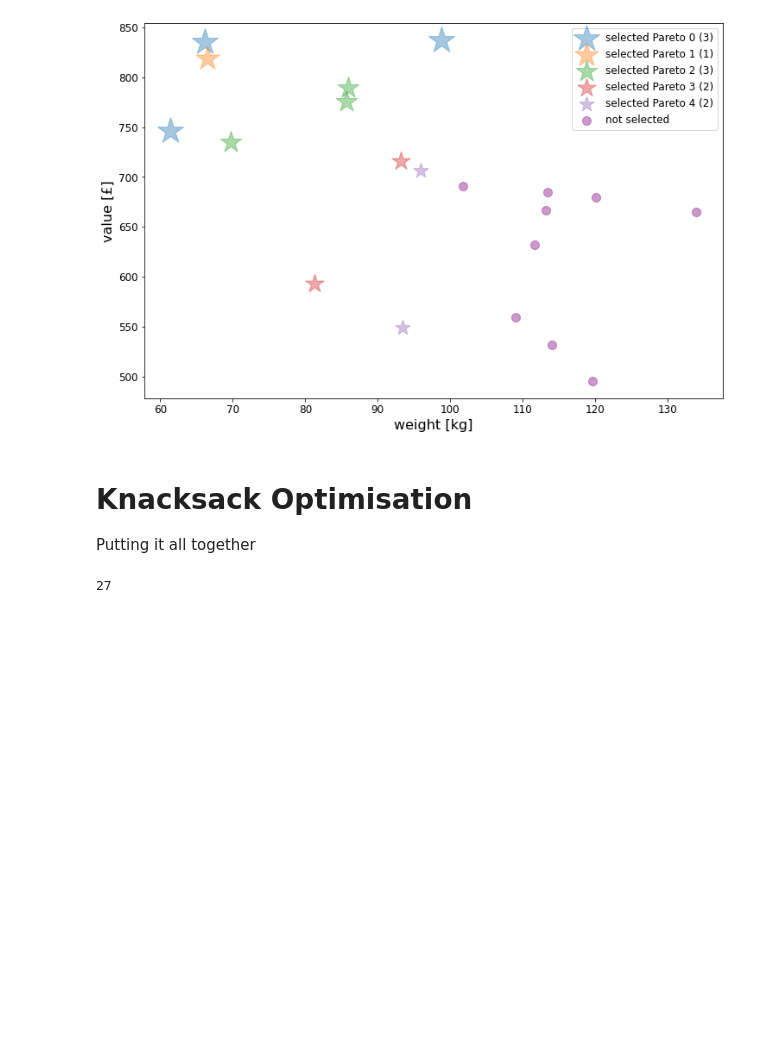
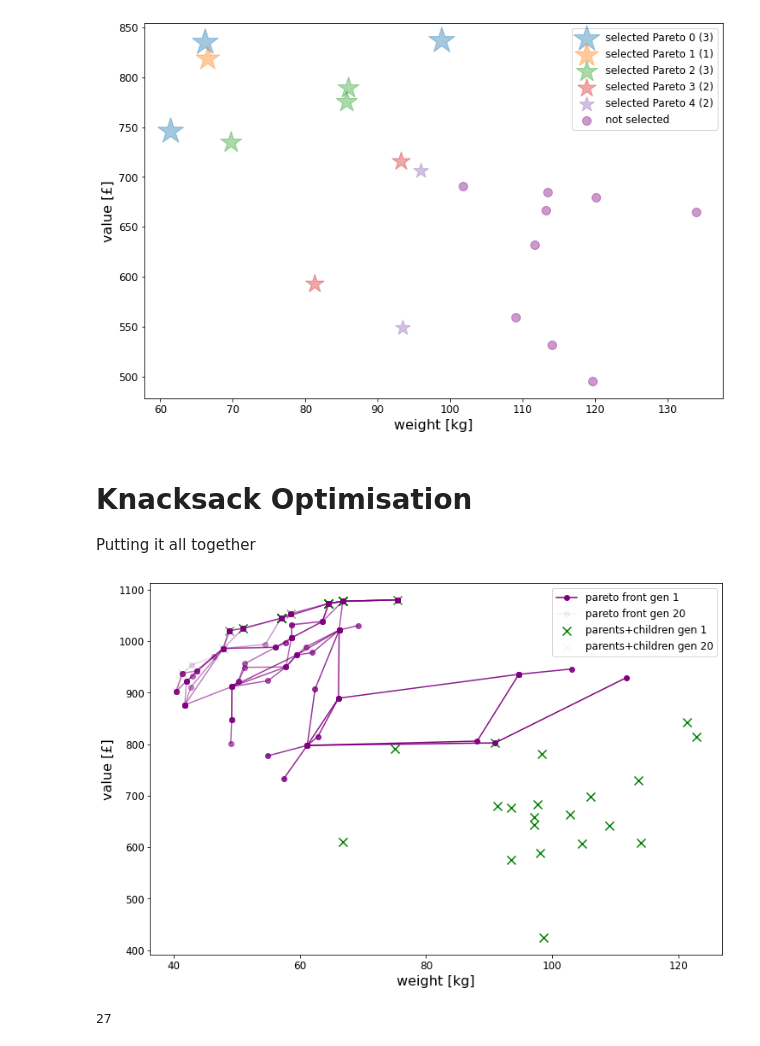
Before and after one commit to elzurdo/multi_objective_optimisation, a Jupyter notebook: 02_knapsack_2D_stochastic.ipynb, the cells around one changed output. Saved outputs shown, nothing was run; the diff lists cells and outputs as text; code cells hidden in the pictures; blank space fills up the shorter version.

Commit message:
knapsack genetic algorithm first draft

```diff
--- a/02_knapsack_2D_stochastic.ipynb
+++ b/02_knapsack_2D_stochastic.ipynb
@@ -591 +756,5 @@ Putting it all together
+# %%
+population_all = knapsack_genetic_algorithm(20, seed=1)
+# %% [output]
+[figure, added]
 # %%
```
Also changed, not shown: parts of 3 cells of this notebook.
